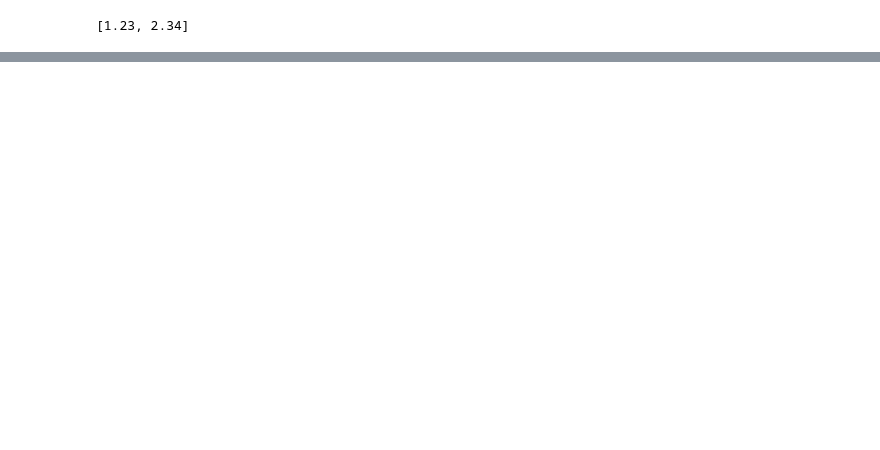
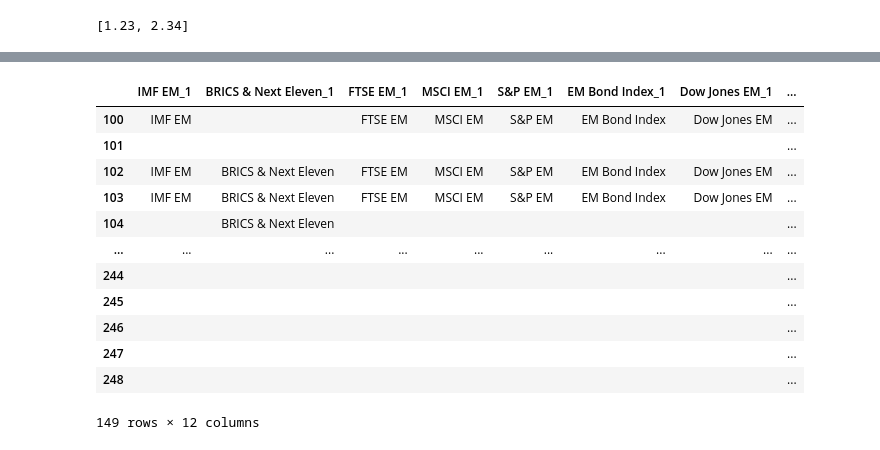
Before and after one commit to Saran33/TickerScrape, a Jupyter notebook: Worksheet.ipynb, the cells around one changed output, grey strips where cells are left out. Drawn from its saved outputs; the diff is of its cells as text; code cells hidden in the pictures; blank space fills up the shorter version.

```diff
--- a/Worksheet.ipynb
+++ b/Worksheet.ipynb
@@ -531,0 +478,21 @@ countries.head(10)
+# %%
+countries = pd.read_csv('csv_files/Country_data.csv')
+countries = countries.iloc[:,:9]
+countries
+
+em = pd.read_csv('csv_files/EM_countries.csv')
+em.tail()
+
+em_categories = []
+for col in em.columns:
+    em_categories.append(col)
+em_categories
+
+for cat in em_categories:
+    countries[cat] = False
+    for index, value in em[cat].iteritems():
+        for c_index, c_value in countries.iterrows():
+            # countries['IMF EM_1'][c_index] = np.where(countries['Country'][c_index].__contains__(em['IMF EM'][index]), True, countries['IMF EM_1'][c_index])
+            countries[cat][c_index] = np.where(countries['Country'][c_index].split(',')[0] in (em[cat][index]), True, countries[cat][c_index])
+
+countries
@@ -538,0 +537,3 @@ countries.to_csv('csv_files/Country_data.csv', index=False)
+# %%
+countries = pd.read_csv('csv_files/Country_data.csv')
+countries.head()
@@ -538,0 +547,4 @@ countries.to_csv('csv_files/Country_data.csv', index=False)
+# %%
+for i in ['G10', 'G20']:
+    em_categories.append(i)
+em_categories
@@ -538,0 +564,24 @@ countries.to_csv('csv_files/Country_data.csv', index=False)
+# %%
+countries['Geopol_group'] = ""
+for index, row in countries.iterrows():
+    # countries['Geopol_group'][index] = []
+    # for label, content in countries.items():
+    for col in countries[em_categories]:
+        colserObj = countries[col]
+        countries[f'{col}_1'] = np.where(colserObj.values == True, col, '')
+# %%
+countries.iloc[100:,20:]
+# %% [output]
+|  | IMF EM_1 | BRICS & Next Eleven_1 | FTSE EM_1 | MSCI EM_1 | S&P EM_1 | EM Bond Index_1 | Dow Jones EM_1 | ... |
+| 100 | IMF EM |  | FTSE EM | MSCI EM | S&P EM | EM Bond Index | Dow Jones EM | ... |
+| 101 |  |  |  |  |  |  |  | ... |
+| 102 | IMF EM | BRICS & Next Eleven | FTSE EM | MSCI EM | S&P EM | EM Bond Index | Dow Jones EM | ... |
+| 103 | IMF EM | BRICS & Next Eleven | FTSE EM | MSCI EM | S&P EM | EM Bond Index | Dow Jones EM | ... |
+| 104 |  | BRICS & Next Eleven |  |  |  |  |  | ... |
+| ... | ... | ... | ... | ... | ... | ... | ... | ... |
+| 244 |  |  |  |  |  |  |  | ... |
+| 245 |  |  |  |  |  |  |  | ... |
+| 246 |  |  |  |  |  |  |  | ... |
+| 247 |  |  |  |  |  |  |  | ... |
+| 248 |  |  |  |  |  |  |  | ... |
+149 rows × 12 columns
```
Also changed, not shown: parts of 53 cells of this notebook, 13 other files.
